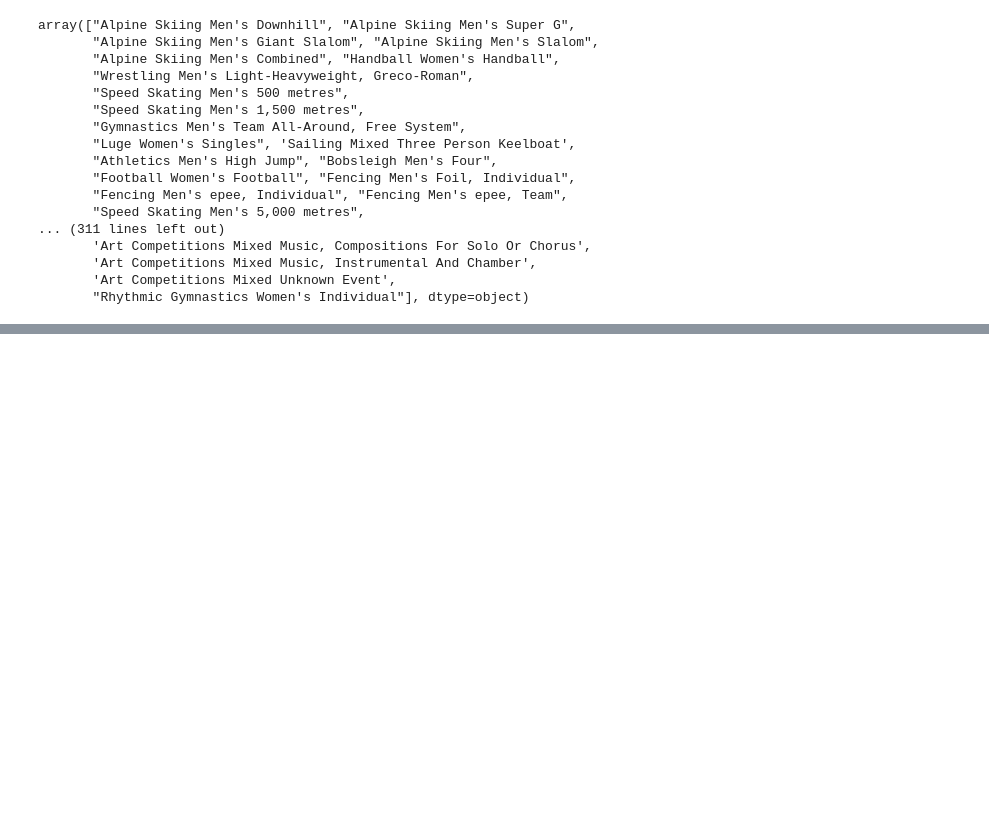
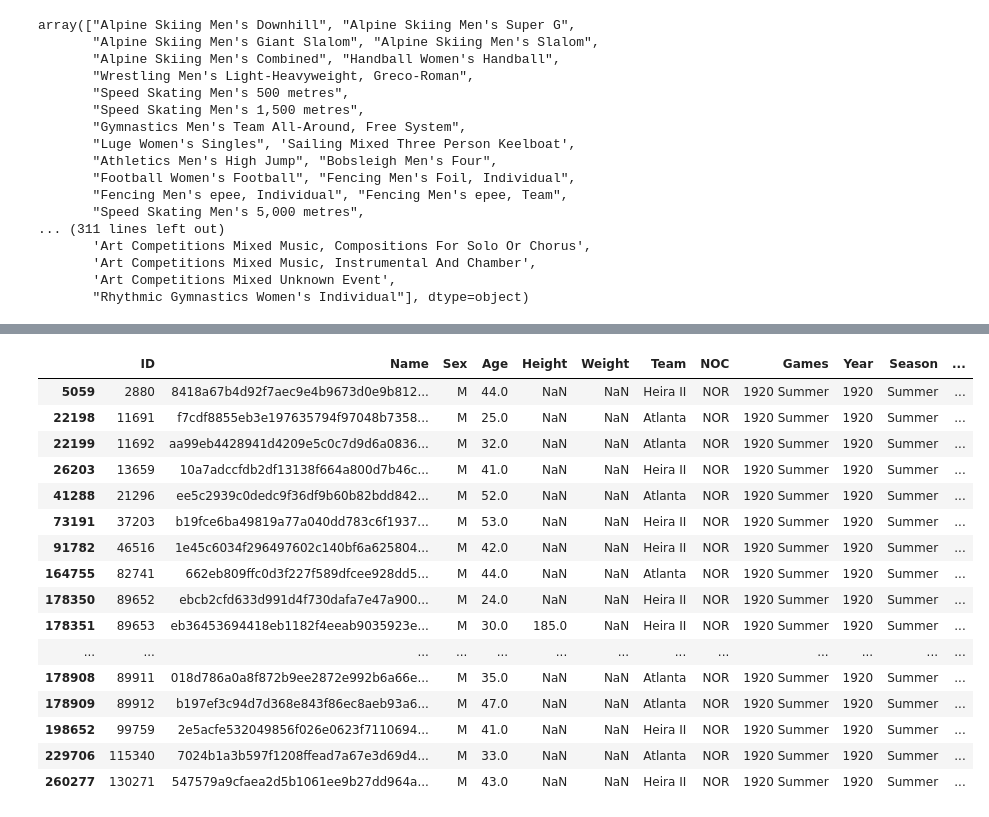
Before and after one commit to Razjoh/Projekt-os-norge, a Jupyter notebook: Rasmus_analys.ipynb, the cells around one changed output, grey strips where cells are left out. Drawn from its saved outputs; the diff is of its cells as text; code cells hidden in the pictures; blank space fills up the shorter version.

```diff
--- a/Rasmus_analys.ipynb
+++ b/Rasmus_analys.ipynb
@@ -269,0 +410,20 @@ array(["Alpine Skiing Men's Downhill", "Alpine Skiing Men's Super G",
+# %%
+df.query("Games == '1920 Summer' & Event == 'Sailing Mixed 12 metres'")
+# %% [output]
+|  | ID | Name | Sex | Age | Height | Weight | Team | NOC | Games | Year | Season | ... |
+| 5059 | 2880 | 8418a67b4d92f7aec9e4b9673d0e9b812... | M | 44.0 | NaN | NaN | Heira II | NOR | 1920 Summer | 1920 | Summer | ... |
+| 22198 | 11691 | f7cdf8855eb3e197635794f97048b7358... | M | 25.0 | NaN | NaN | Atlanta | NOR | 1920 Summer | 1920 | Summer | ... |
+| 22199 | 11692 | aa99eb4428941d4209e5c0c7d9d6a0836... | M | 32.0 | NaN | NaN | Atlanta | NOR | 1920 Summer | 1920 | Summer | ... |
+| 26203 | 13659 | 10a7adccfdb2df13138f664a800d7b46c... | M | 41.0 | NaN | NaN | Heira II | NOR | 1920 Summer | 1920 | Summer | ... |
+| 41288 | 21296 | ee5c2939c0dedc9f36df9b60b82bdd842... | M | 52.0 | NaN | NaN | Atlanta | NOR | 1920 Summer | 1920 | Summer | ... |
+| 73191 | 37203 | b19fce6ba49819a77a040dd783c6f1937... | M | 53.0 | NaN | NaN | Heira II | NOR | 1920 Summer | 1920 | Summer | ... |
+| 91782 | 46516 | 1e45c6034f296497602c140bf6a625804... | M | 42.0 | NaN | NaN | Heira II | NOR | 1920 Summer | 1920 | Summer | ... |
+| 164755 | 82741 | 662eb809ffc0d3f227f589dfcee928dd5... | M | 44.0 | NaN | NaN | Atlanta | NOR | 1920 Summer | 1920 | Summer | ... |
+| 178350 | 89652 | ebcb2cfd633d991d4f730dafa7e47a900... | M | 24.0 | NaN | NaN | Heira II | NOR | 1920 Summer | 1920 | Summer | ... |
+| 178351 | 89653 | eb36453694418eb1182f4eeab9035923e... | M | 30.0 | 185.0 | NaN | Heira II | NOR | 1920 Summer | 1920 | Summer | ... |
+| ... | ... | ... | ... | ... | ... | ... | ... | ... | ... | ... | ... | ... |
+| 178908 | 89911 | 018d786a0a8f872b9ee2872e992b6a66e... | M | 35.0 | NaN | NaN | Atlanta | NOR | 1920 Summer | 1920 | Summer | ... |
+| 178909 | 89912 | b197ef3c94d7d368e843f86ec8aeb93a6... | M | 47.0 | NaN | NaN | Atlanta | NOR | 1920 Summer | 1920 | Summer | ... |
+| 198652 | 99759 | 2e5acfe532049856f026e0623f7110694... | M | 41.0 | NaN | NaN | Heira II | NOR | 1920 Summer | 1920 | Summer | ... |
+| 229706 | 115340 | 7024b1a3b597f1208ffead7a67e3d69d4... | M | 33.0 | NaN | NaN | Atlanta | NOR | 1920 Summer | 1920 | Summer | ... |
+| 260277 | 130271 | 547579a9cfaea2d5b1061ee9b27dd964a... | M | 43.0 | NaN | NaN | Heira II | NOR | 1920 Summer | 1920 | Summer | ... |
```
Also changed, not shown: parts of 15 cells of this notebook, 1 other file.
